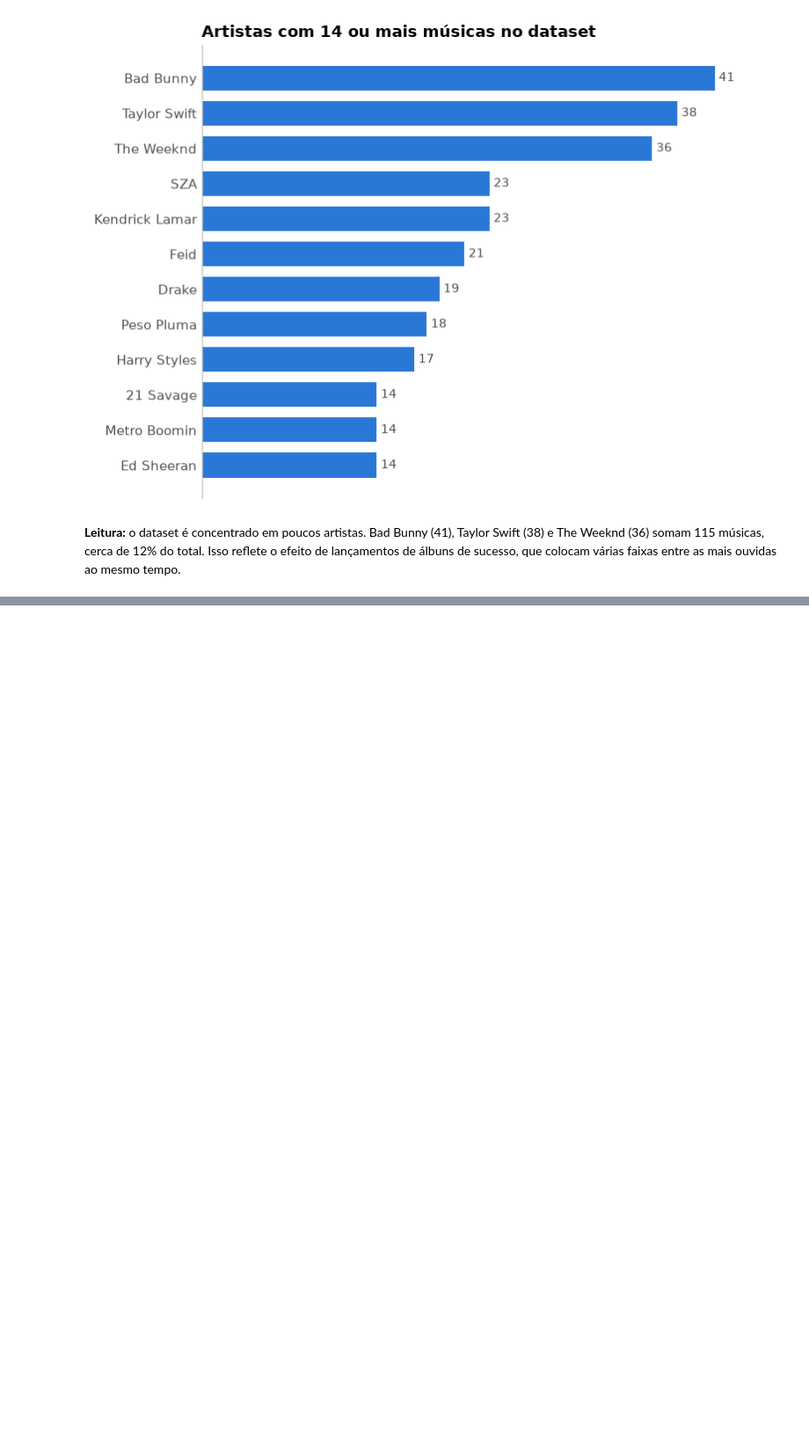
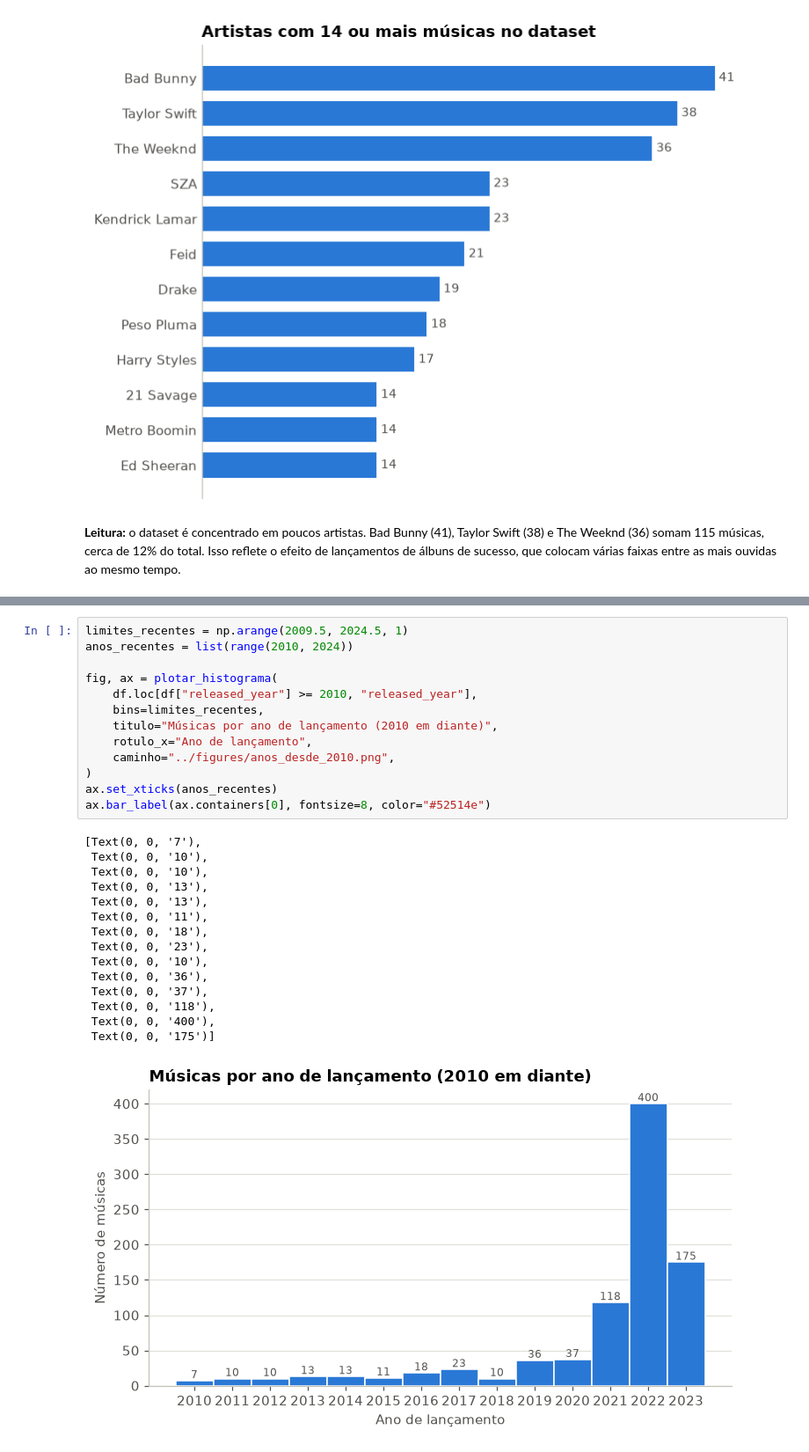
Before and after one commit to CarlosEduardodeCamposOlivera/spotify-streams-analysis, a Jupyter notebook: notebooks/03_analise_descritiva.ipynb, the cells around one changed output, grey strips where cells are left out. Shown at 88% size. Cells and saved outputs as stored; diff of their text form; blank space fills up the shorter version.

```diff
--- a/notebooks/03_analise_descritiva.ipynb
+++ b/notebooks/03_analise_descritiva.ipynb
@@ -197,0 +230,29 @@ The Weeknd (36) somam 115 músicas, cerca de 12% do total. Isso reflete o efeito
+# %%
+limites_recentes = np.arange(2009.5, 2024.5, 1)
+anos_recentes = list(range(2010, 2024))
+
+fig, ax = plotar_histograma(
+    df.loc[df["released_year"] >= 2010, "released_year"],
+    bins=limites_recentes,
+    titulo="Músicas por ano de lançamento (2010 em diante)",
+    rotulo_x="Ano de lançamento",
+    caminho="../figures/anos_desde_2010.png",
+)
+ax.set_xticks(anos_recentes)
+ax.bar_label(ax.containers[0], fontsize=8, color="#52514e")
+# %% [output]
+[Text(0, 0, '7'),
+ Text(0, 0, '10'),
+ Text(0, 0, '10'),
+ Text(0, 0, '13'),
+ Text(0, 0, '13'),
+ Text(0, 0, '11'),
+ Text(0, 0, '18'),
+ Text(0, 0, '23'),
+ Text(0, 0, '10'),
+ Text(0, 0, '36'),
+ Text(0, 0, '37'),
+ Text(0, 0, '118'),
+ Text(0, 0, '400'),
+ Text(0, 0, '175')]
+[figure, added]
```
Also changed, not shown: parts of 10 cells of this notebook, 2 other files.
